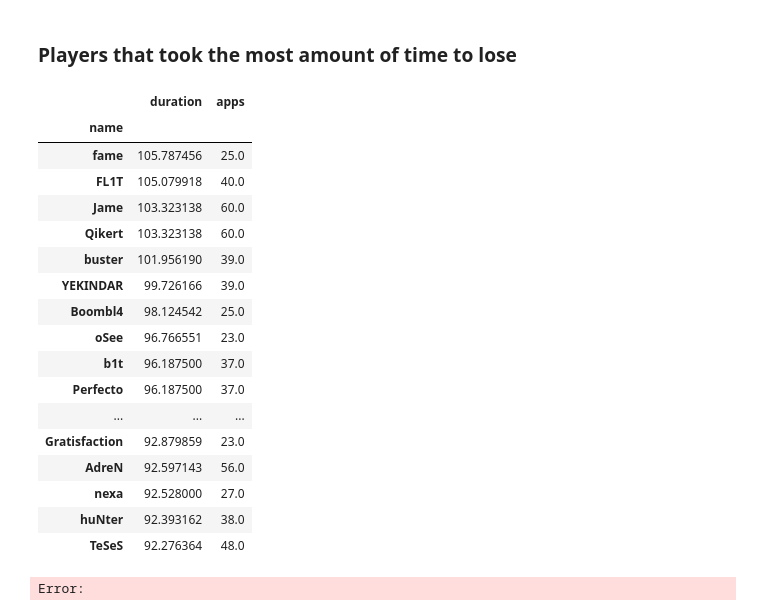
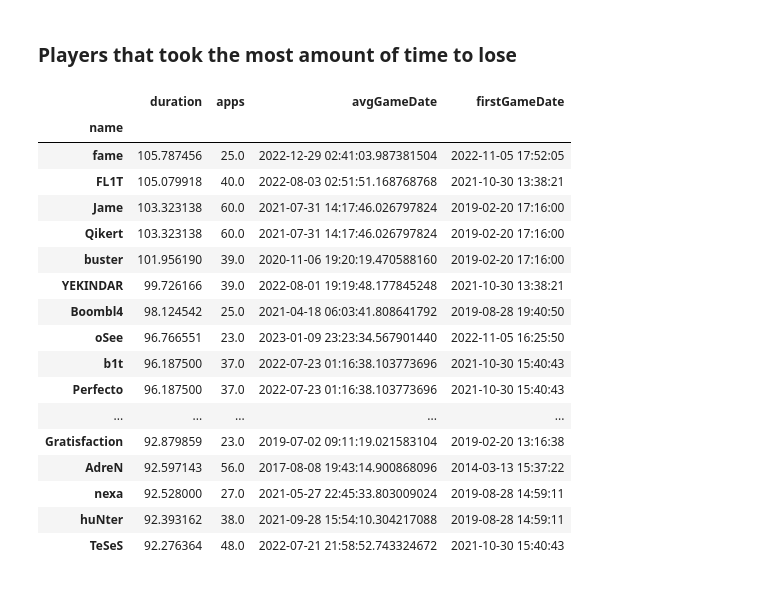
Before and after one commit to bevan-philip/have-cs-rounds-become-slower, a Jupyter notebook: analysis.ipynb, the cells around one changed output. Cells and saved outputs as stored; diff of their text form; code cells hidden in the pictures.

```diff
--- a/analysis.ipynb
+++ b/analysis.ipynb
@@ -30,6 +32,7 @@ csgo_df['lastKillToEndS'] = csgo_df['lastKillToEnd']/csgo_df['tickrate']
 csgo_df["team_a_players"] = csgo_df.team_a_players.apply(lambda x: sorted(map(int, x[1:-1].split(','))))
 csgo_df["team_b_players"] = csgo_df.team_b_players.apply(lambda x: sorted(map(int, x[1:-1].split(','))))
 csgo_df["losingPlayers"] = np.where(csgo_df["losingTeamName"] == csgo_df["team_a"],  csgo_df["team_a_players"], csgo_df["team_b_players"])
+csgo_df["players"] = csgo_df["team_a_players"] + csgo_df["team_b_players"]
 
 # Converting nade/kill ticks into relative datapoints
 csgo_df['heTicks'] = csgo_df.heTicks.apply(lambda x: sorted(map(int, x[1:-1].split(','))) if x != "null" else [])
@@ -129,3 +142,9 @@ moloG.plot()
+# %%
+time = csgo_df[["players", "timeUnix"]].explode("players").groupby("players").agg(list)
+time["avgGameDate"] = time["timeUnix"].apply(np.mean)
+time["firstGameDate"] = time["timeUnix"].apply(lambda x: sorted(x)[0])
+# time["avgGameDate"] = time["avgGameDate"].apply(lambda x: pd.to_datetime(x, unit='s'))
+time = time[["avgGameDate", "firstGameDate"]]
 # %% [markdown]
 ### Calculating the players that save the most
 # %%
@@ -244,9 +286,12 @@ csgo_df.losingPlayers.explode().value_counts().to_frame().reset_index().rename(c
 # %% [markdown]
 ## Players that take the most amount of time to lose
 # %%
-durations = csgo_df.explode("losingPlayers").reset_index()[["duration", "losingPlayers"]].rename(columns={"losingPlayers": "SteamID64"}).merge(players_df)[["duration", "name", "apps"]]
+durations = csgo_df.explode("losingPlayers").reset_index()[["duration", "losingPlayers"]].rename(columns={"losingPlayers": "SteamID64"}).merge(players_df).merge(time, left_on="SteamID64", right_on="players")[["duration", "name", "apps", "avgGameDate", "firstGameDate"]]
 # %% [markdown]
 ### Players that took the least amount of time to lose
 # %%
-durations.loc[durations['apps'] > 20 ].groupby('name').agg(list).applymap(np.mean).sort_values(by='duration').head(30)
+dur = durations.loc[durations['apps'] > 20 ].groupby('name').agg(list).applymap(np.mean)
+dur["avgGameDate"] = dur["avgGameDate"].apply(lambda x: pd.to_datetime(x, unit='s'))
+dur["firstGameDate"] = dur["firstGameDate"].apply(lambda x: pd.to_datetime(x, unit='s'))
+dur.sort_values(by='duration').head(30)
 # %% [output]
@@ -271,24 +316,23 @@ durations.loc[durations['apps'] > 20 ].groupby('name').agg(list).applymap(np.mea
 # %% [markdown]
 ### Players that took the most amount of time to lose
 # %%
-durations.loc[durations['apps'] > 20 ].groupby('name').agg(list).applymap(np.mean).sort_values(by='duration', ascending=False).head(30)
+dur.sort_values(by='duration', ascending=False).head(30)
 # %% [output]
-|  | duration | apps |
-| name |  |  |
-| fame | 105.787456 | 25.0 |
-| FL1T | 105.079918 | 40.0 |
-| Jame | 103.323138 | 60.0 |
-| Qikert | 103.323138 | 60.0 |
-| buster | 101.956190 | 39.0 |
-| YEKINDAR | 99.726166 | 39.0 |
-| Boombl4 | 98.124542 | 25.0 |
-| oSee | 96.766551 | 23.0 |
-| b1t | 96.187500 | 37.0 |
-| Perfecto | 96.187500 | 37.0 |
-| ... | ... | ... |
-| Gratisfaction | 92.879859 | 23.0 |
-| AdreN | 92.597143 | 56.0 |
-| nexa | 92.528000 | 27.0 |
-| huNter | 92.393162 | 38.0 |
-| TeSeS | 92.276364 | 48.0 |
+|  | duration | apps | avgGameDate | firstGameDate |
+| name |  |  |  |  |
+| fame | 105.787456 | 25.0 | 2022-12-29 02:41:03.987381504 | 2022-11-05 17:52:05 |
+| FL1T | 105.079918 | 40.0 | 2022-08-03 02:51:51.168768768 | 2021-10-30 13:38:21 |
+| Jame | 103.323138 | 60.0 | 2021-07-31 14:17:46.026797824 | 2019-02-20 17:16:00 |
+| Qikert | 103.323138 | 60.0 | 2021-07-31 14:17:46.026797824 | 2019-02-20 17:16:00 |
+| buster | 101.956190 | 39.0 | 2020-11-06 19:20:19.470588160 | 2019-02-20 17:16:00 |
+| YEKINDAR | 99.726166 | 39.0 | 2022-08-01 19:19:48.177845248 | 2021-10-30 13:38:21 |
+| Boombl4 | 98.124542 | 25.0 | 2021-04-18 06:03:41.808641792 | 2019-08-28 19:40:50 |
+| oSee | 96.766551 | 23.0 | 2023-01-09 23:23:34.567901440 | 2022-11-05 16:25:50 |
+| b1t | 96.187500 | 37.0 | 2022-07-23 01:16:38.103773696 | 2021-10-30 15:40:43 |
+| Perfecto | 96.187500 | 37.0 | 2022-07-23 01:16:38.103773696 | 2021-10-30 15:40:43 |
+| ... | ... | ... | ... | ... |
+| Gratisfaction | 92.879859 | 23.0 | 2019-07-02 09:11:19.021583104 | 2019-02-20 13:16:38 |
+| AdreN | 92.597143 | 56.0 | 2017-08-08 19:43:14.900868096 | 2014-03-13 15:37:22 |
+| nexa | 92.528000 | 27.0 | 2021-05-27 22:45:33.803009024 | 2019-08-28 14:59:11 |
+| huNter | 92.393162 | 38.0 | 2021-09-28 15:54:10.304217088 | 2019-08-28 14:59:11 |
+| TeSeS | 92.276364 | 48.0 | 2022-07-21 21:58:52.743324672 | 2021-10-30 15:40:43 |
-Error:
```
Also changed, not shown: parts of 16 cells of this notebook.
